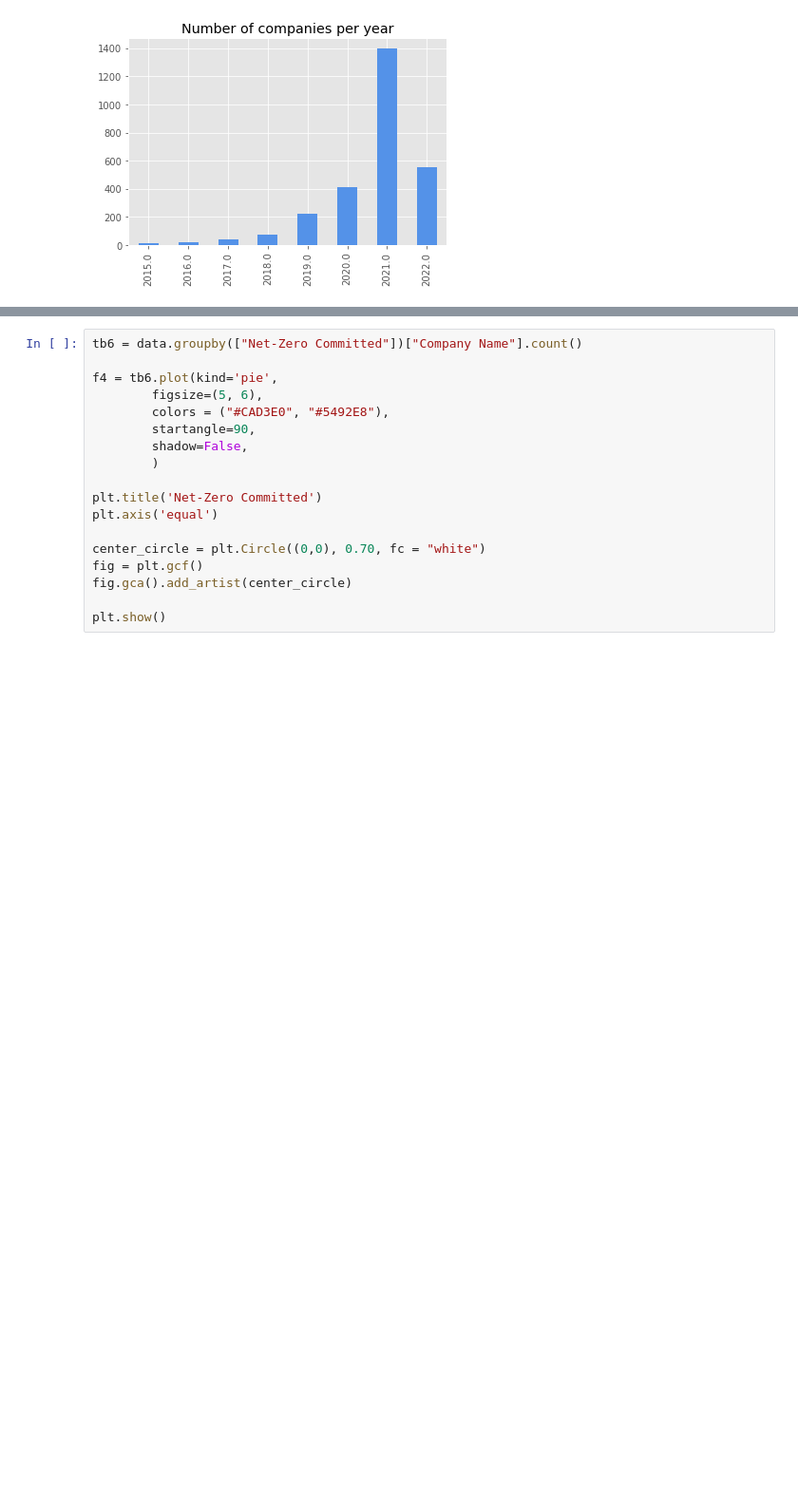
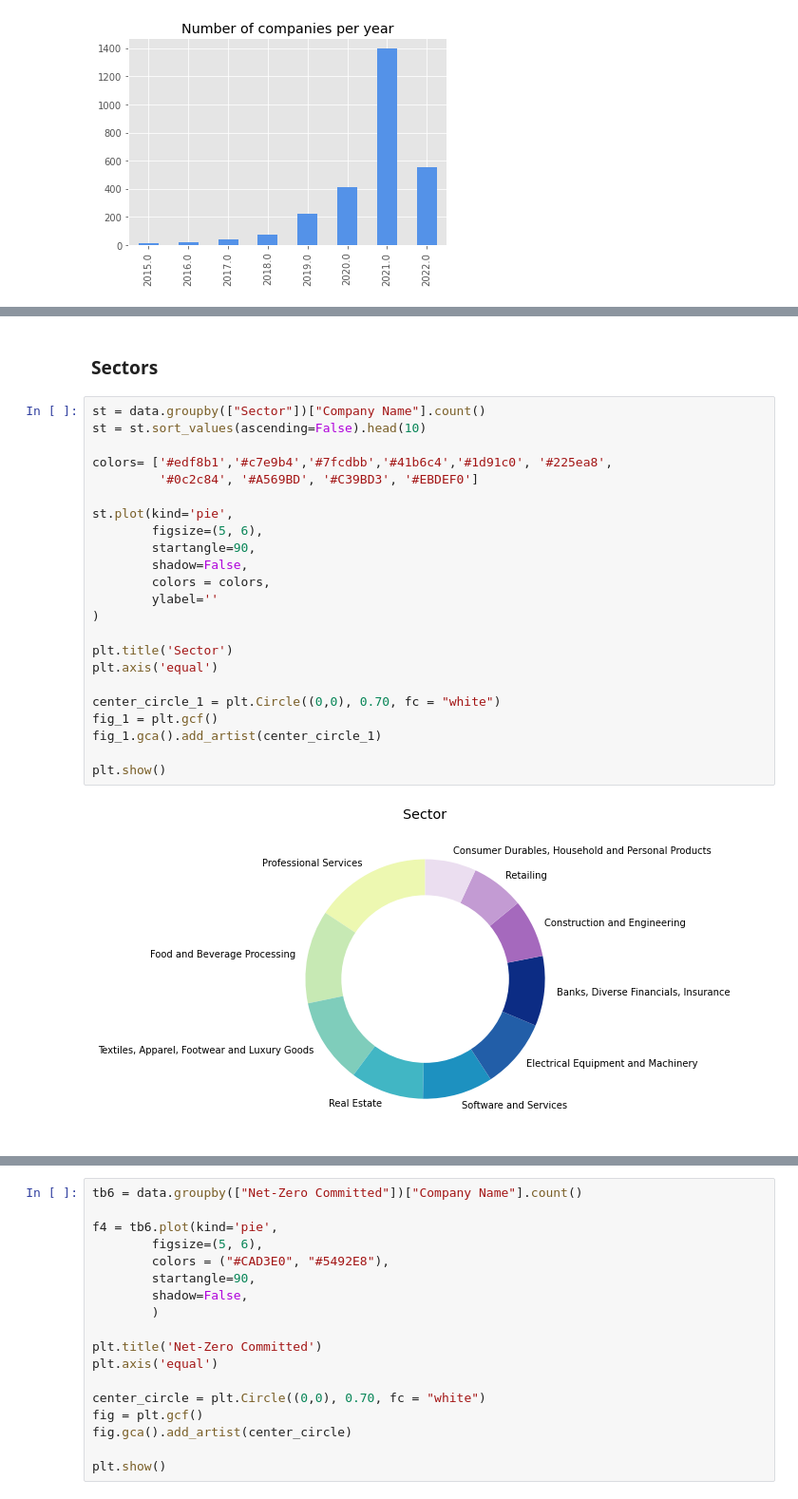
Before and after one commit to isalesp/SBTi, a Jupyter notebook: SBTi.ipynb, the cells around one changed output, grey strips where cells are left out. Shown at 95% size. Saved outputs shown, nothing was run; the diff lists cells and outputs as text; blank space fills up the shorter version.

```diff
--- a/SBTi.ipynb
+++ b/SBTi.ipynb
@@ -299,0 +325,27 @@ plt.show()
+# %% [markdown]
+### **Sectors**
+# %%
+st = data.groupby(["Sector"])["Company Name"].count()
+st = st.sort_values(ascending=False).head(10)
+
+colors= ['#edf8b1','#c7e9b4','#7fcdbb','#41b6c4','#1d91c0', '#225ea8',
+         '#0c2c84', '#A569BD', '#C39BD3', '#EBDEF0']
+
+st.plot(kind='pie',
+        figsize=(5, 6),
+        startangle=90,
+        shadow=False,
+        colors = colors,
+        ylabel=''
+)
+
+plt.title('Sector')
+plt.axis('equal')
+
+center_circle_1 = plt.Circle((0,0), 0.70, fc = "white")
+fig_1 = plt.gcf()
+fig_1.gca().add_artist(center_circle_1)
+
+plt.show()
+# %% [output]
+[figure, added]
```
Also changed, not shown: parts of 43 cells of this notebook.
